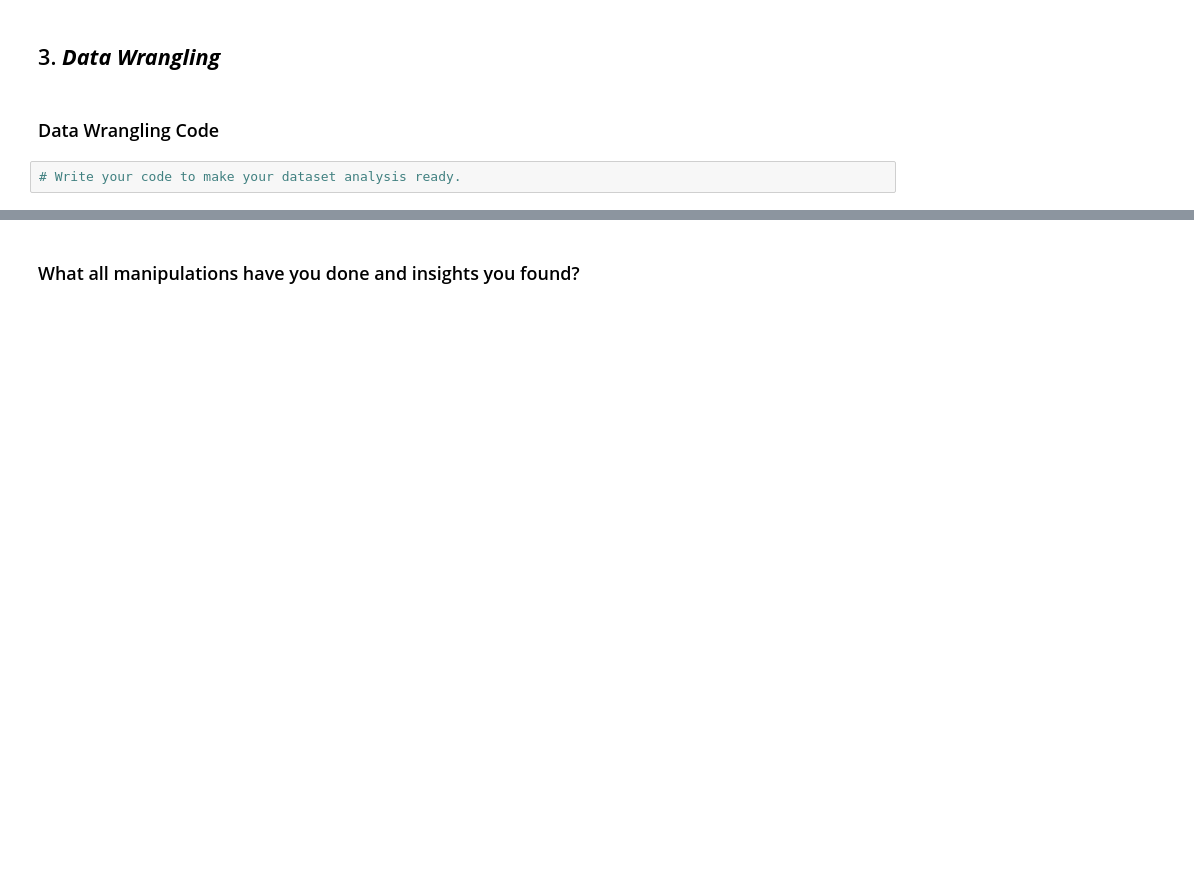
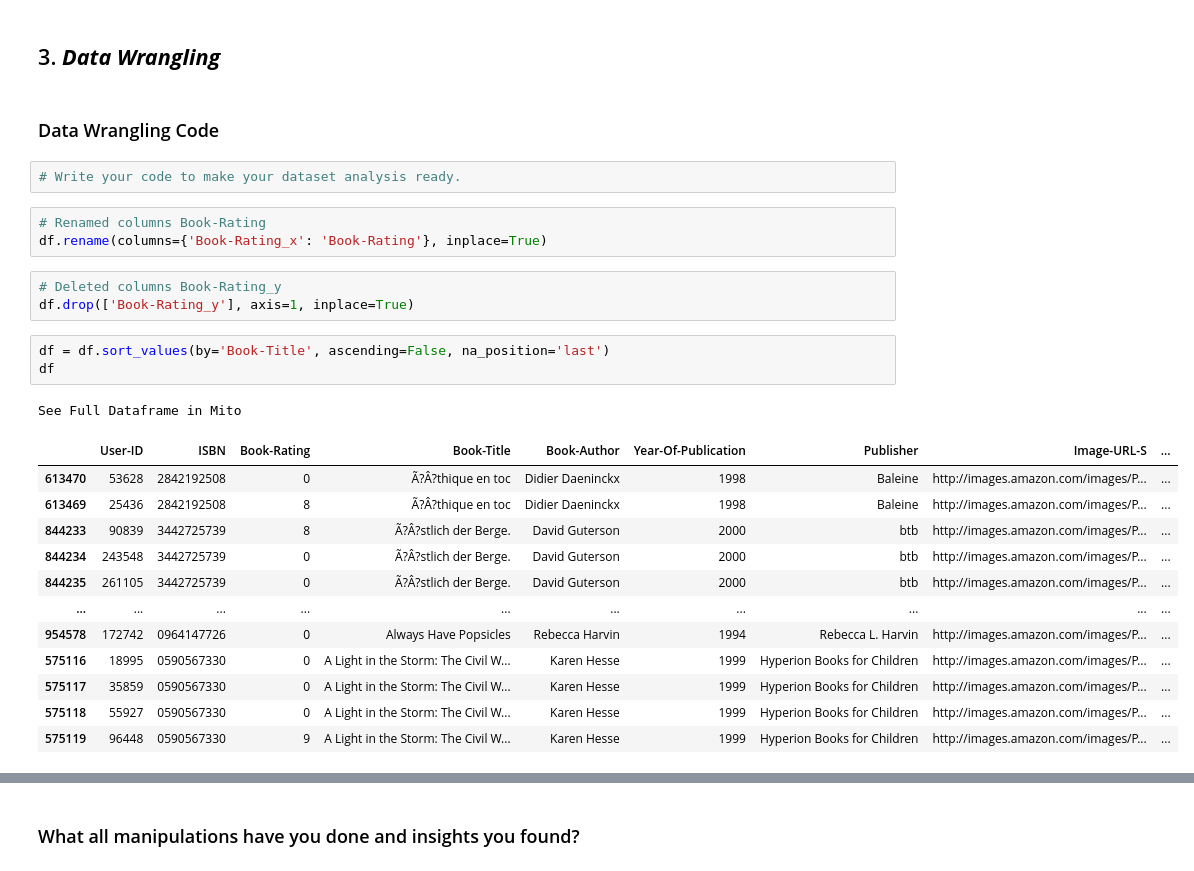
Before and after one commit to kaushikk1999/Book-Recommendation-System, a Jupyter notebook: Book Recommendation System.ipynb, the cells around one changed output, grey strips where cells are left out. Cells and saved outputs as stored; diff of their text form; blank space fills up the shorter version.

```diff
--- a/Book Recommendation System.ipynb
+++ b/Book Recommendation System.ipynb
@@ -150,3 +286,26 @@ Answer Here
 ### Data Wrangling Code
 # %%
 # Write your code to make your dataset analysis ready.
+# %%
+# Renamed columns Book-Rating
+df.rename(columns={'Book-Rating_x': 'Book-Rating'}, inplace=True)
+# %%
+# Deleted columns Book-Rating_y
+df.drop(['Book-Rating_y'], axis=1, inplace=True)
+# %%
+df = df.sort_values(by='Book-Title', ascending=False, na_position='last')
+df
+# %% [output]
+See Full Dataframe in Mito
+|  | User-ID | ISBN | Book-Rating | Book-Title | Book-Author | Year-Of-Publication | Publisher | Image-URL-S | ... |
+| 613470 | 53628 | 2842192508 | 0 | Ã?Â?thique en toc | Didier Daeninckx | 1998 | Baleine | http://images.amazon.com/images/P... | ... |
+| 613469 | 25436 | 2842192508 | 8 | Ã?Â?thique en toc | Didier Daeninckx | 1998 | Baleine | http://images.amazon.com/images/P... | ... |
+| 844233 | 90839 | 3442725739 | 8 | Ã?Â?stlich der Berge. | David Guterson | 2000 | btb | http://images.amazon.com/images/P... | ... |
+| 844234 | 243548 | 3442725739 | 0 | Ã?Â?stlich der Berge. | David Guterson | 2000 | btb | http://images.amazon.com/images/P... | ... |
+| 844235 | 261105 | 3442725739 | 0 | Ã?Â?stlich der Berge. | David Guterson | 2000 | btb | http://images.amazon.com/images/P... | ... |
+| ... | ... | ... | ... | ... | ... | ... | ... | ... | ... |
+| 954578 | 172742 | 0964147726 | 0 | Always Have Popsicles | Rebecca Harvin | 1994 | Rebecca L. Harvin | http://images.amazon.com/images/P... | ... |
+| 575116 | 18995 | 0590567330 | 0 | A Light in the Storm: The Civil W... | Karen Hesse | 1999 | Hyperion Books for Children | http://images.amazon.com/images/P... | ... |
+| 575117 | 35859 | 0590567330 | 0 | A Light in the Storm: The Civil W... | Karen Hesse | 1999 | Hyperion Books for Children | http://images.amazon.com/images/P... | ... |
+| 575118 | 55927 | 0590567330 | 0 | A Light in the Storm: The Civil W... | Karen Hesse | 1999 | Hyperion Books for Children | http://images.amazon.com/images/P... | ... |
+| 575119 | 96448 | 0590567330 | 9 | A Light in the Storm: The Civil W... | Karen Hesse | 1999 | Hyperion Books for Children | http://images.amazon.com/images/P... | ... |
```
Also changed, not shown: parts of 27 cells of this notebook.
